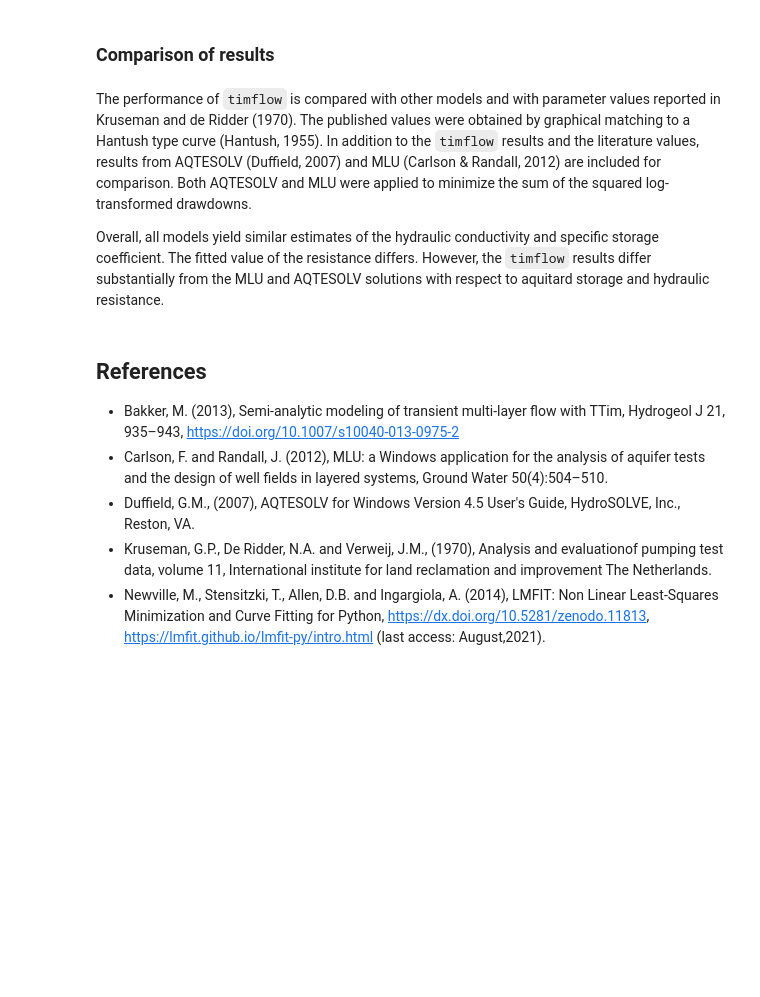
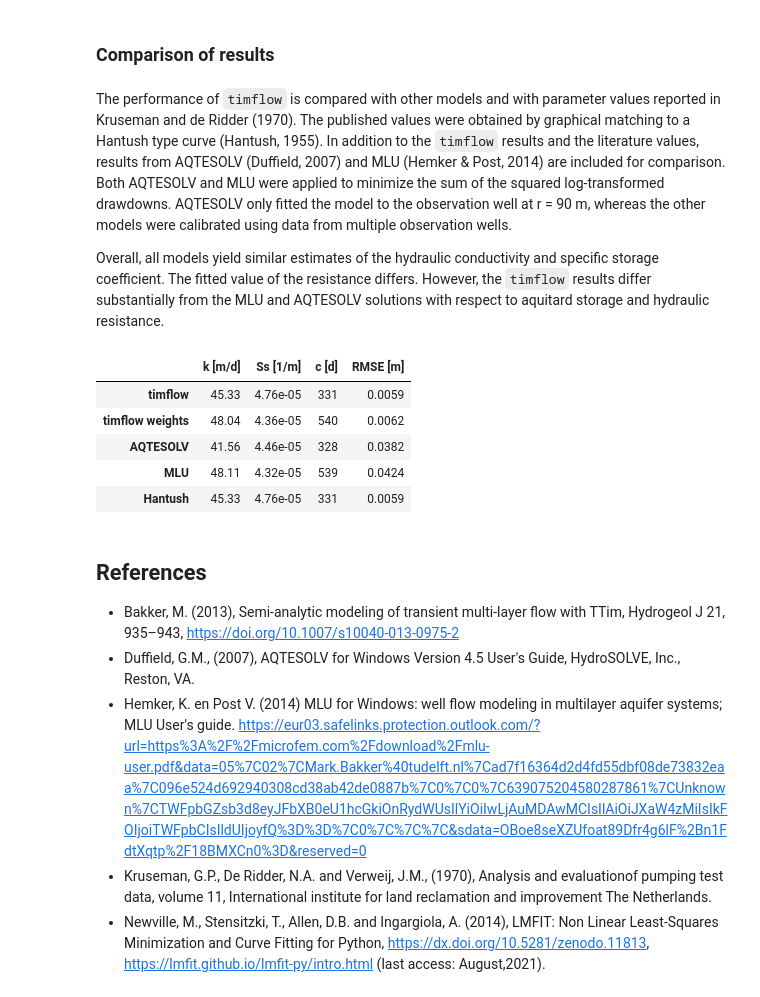
Before and after one commit to timflow-org/timflow, a Jupyter notebook: docs/transient/04pumpingtests/leaky1_dalem.ipynb, the cells around one changed output. Drawn from its saved outputs; the diff is of its cells as text; code cells hidden in the pictures; blank space fills up the shorter version.

Commit message:
Update comparison

```diff
--- a/docs/transient/04pumpingtests/leaky1_dalem.ipynb
+++ b/docs/transient/04pumpingtests/leaky1_dalem.ipynb
@@ -119,32 +156,39 @@ print(f"RMSE: {cal2.rmse(weighted=False):.5f} m")
 # %% [markdown]
 ### Comparison of results
 # %% [markdown]
-The performance of `timflow` is compared with other models and with parameter values reported in Kruseman and de Ridder (1970). The published values were obtained by graphical matching to a Hantush type curve (Hantush, 1955). In addition to the `timflow` results and the literature values, results from AQTESOLV (Duffield, 2007) and MLU (Carlson & Randall, 2012) are included for comparison. Both AQTESOLV and MLU were applied to minimize the sum of the squared log-transformed drawdowns.
+The performance of `timflow` is compared with other models and with parameter values reported in Kruseman and de Ridder (1970). The published values were obtained by graphical matching to a Hantush type curve (Hantush, 1955). In addition to the `timflow` results and the literature values, results from AQTESOLV (Duffield, 2007) and MLU (Hemker & Post, 2014) are included for comparison. Both AQTESOLV and MLU were applied to minimize the sum of the squared log-transformed drawdowns. AQTESOLV only fitted the model to the observation well at r = 90 m, whereas the other models were calibrated using data from multiple observation wells.
 
 Overall, all models yield similar estimates of the hydraulic conductivity and specific storage coefficient. The fitted value of the resistance differs. However, the `timflow` results differ substantially from the MLU and AQTESOLV solutions with respect to aquitard storage and hydraulic resistance.
 # %%
 t = pd.DataFrame(
     columns=["k [m/d]", "Ss [1/m]", "c [d]", "RMSE [m]"],
     index=["timflow", "timflow weights", "AQTESOLV", "MLU", "Hantush"],
 )
 
 t.loc["timflow"] = np.append(cal.parameters["optimal"].values, cal.rmse())
 t.loc["timflow weights"] = np.append(
     cal2.parameters["optimal"].values, cal2.rmse(weighted=False)
 )
-t.loc["AQTESOLV"] = [49.286, 4.559e-05, 745.156, 0.007245]
-t.loc["MLU"] = [45.186, 3.941e-05, 769.200, 0.005941]
+t.loc["AQTESOLV"] = [41.5575, 4.4625e-05, 327.920, 0.03818]
+t.loc["MLU"] = [48.108, 4.324e-05, 539, 0.042426]
 t.loc["Hantush"] = [45.332, 4.762e-5, 331.141, 0.005917]
 
 t_formatted = t.style.format(
     {"k [m/d]": "{:.2f}", "Ss [1/m]": "{:.2e}", "c [d]": "{:.0f}", "RMSE [m]": "{:.4f}"}
 )
 t_formatted
+# %% [output]
+|  | k [m/d] | Ss [1/m] | c [d] | RMSE [m] |
+| timflow | 45.33 | 4.76e-05 | 331 | 0.0059 |
+| timflow weights | 48.04 | 4.36e-05 | 540 | 0.0062 |
+| AQTESOLV | 41.56 | 4.46e-05 | 328 | 0.0382 |
+| MLU | 48.11 | 4.32e-05 | 539 | 0.0424 |
+| Hantush | 45.33 | 4.76e-05 | 331 | 0.0059 |
 # %% [markdown]
 ## References
 
 * Bakker, M. (2013), Semi-analytic modeling of transient multi-layer flow with TTim, Hydrogeol J 21, 935–943, https://doi.org/10.1007/s10040-013-0975-2
-* Carlson, F. and Randall, J. (2012), MLU: a Windows application for the analysis of aquifer tests and the design of well fields in layered systems, Ground Water 50(4):504–510.
 * Duffield, G.M., (2007), AQTESOLV for Windows Version 4.5 User's Guide, HydroSOLVE, Inc., Reston, VA.
+* Hemker, K. en Post V. (2014) MLU for Windows: well flow modeling in multilayer aquifer systems; MLU User's guide. https://eur03.safelinks.protection.outlook.com/?url=https%3A%2F%2Fmicrofem.com%2Fdownload%2Fmlu-user.pdf&data=05%7C02%7CMark.Bakker%40tudelft.nl%7Cad7f16364d2d4fd55dbf08de73832eaa%7C096e524d692940308cd38ab42de0887b%7C0%7C0%7C639075204580287861%7CUnknown%7CTWFpbGZsb3d8eyJFbXB0eU1hcGkiOnRydWUsIlYiOiIwLjAuMDAwMCIsIlAiOiJXaW4zMiIsIkFOIjoiTWFpbCIsIldUIjoyfQ%3D%3D%7C0%7C%7C%7C&sdata=OBoe8seXZUfoat89Dfr4g6lF%2Bn1FdtXqtp%2F18BMXCn0%3D&reserved=0
 * Kruseman, G.P., De Ridder, N.A. and Verweij, J.M., (1970), Analysis and evaluationof pumping test data, volume 11, International institute for land reclamation and improvement The Netherlands.
 * Newville, M., Stensitzki, T., Allen, D.B. and Ingargiola, A. (2014), LMFIT: Non Linear Least-Squares Minimization and Curve Fitting for Python, https://dx.doi.org/10.5281/zenodo.11813, https://lmfit.github.io/lmfit-py/intro.html (last access: August,2021).
```
Also changed, not shown: parts of 5 cells of this notebook, 11 other files.
